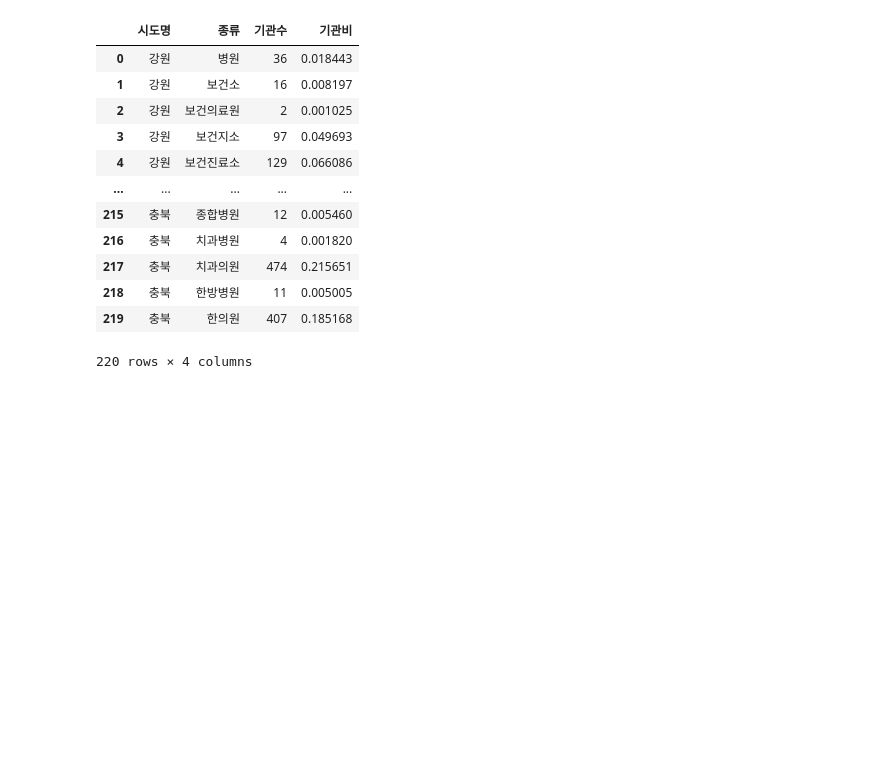
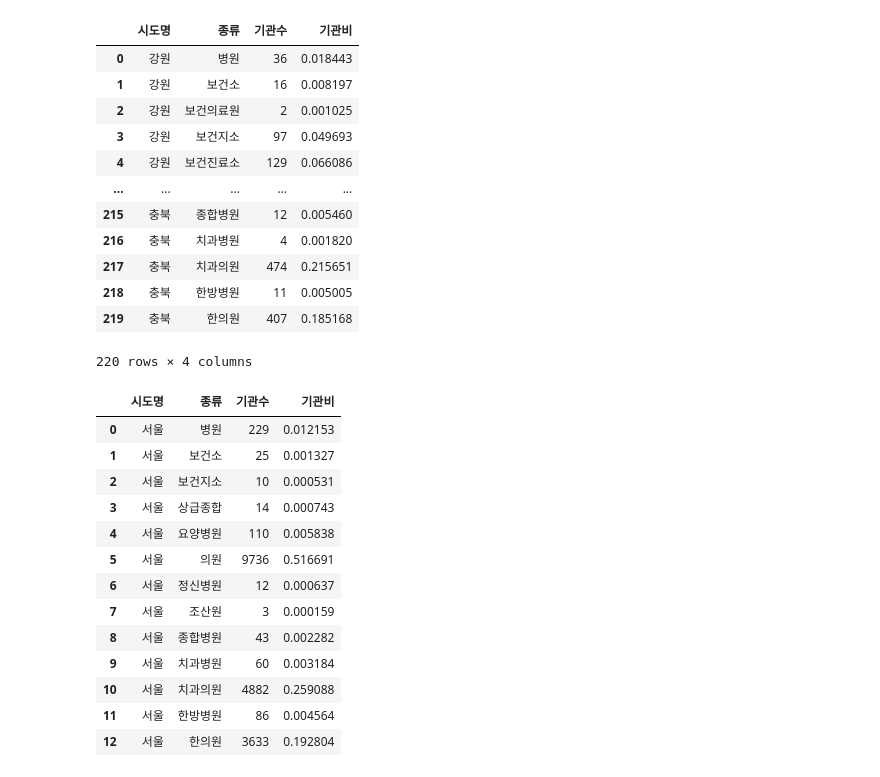
Before and after one commit to crpAsian/works, a Jupyter notebook: medi.ipynb, the cells around one changed output. Drawn from its saved outputs; the diff is of its cells as text; code cells hidden in the pictures; blank space fills up the shorter version.

```diff
--- a/medi.ipynb
+++ b/medi.ipynb
@@ -541,0 +514,21 @@ agg_geos
+# %%
+medi_sl_count['기관비'] = medi_sl_count['요양기관명'] / sl_total
+medi_sl_count['시도명'] = '서울'
+medi_sl_count.columns = ['종류', '기관수', '기관비', '시도명']
+medi_sl_count = medi_sl_count[['시도명', '종류', '기관수', '기관비']]
+medi_sl_count
+# %% [output]
+|  | 시도명 | 종류 | 기관수 | 기관비 |
+| 0 | 서울 | 병원 | 229 | 0.012153 |
+| 1 | 서울 | 보건소 | 25 | 0.001327 |
+| 2 | 서울 | 보건지소 | 10 | 0.000531 |
+| 3 | 서울 | 상급종합 | 14 | 0.000743 |
+| 4 | 서울 | 요양병원 | 110 | 0.005838 |
+| 5 | 서울 | 의원 | 9736 | 0.516691 |
+| 6 | 서울 | 정신병원 | 12 | 0.000637 |
+| 7 | 서울 | 조산원 | 3 | 0.000159 |
+| 8 | 서울 | 종합병원 | 43 | 0.002282 |
+| 9 | 서울 | 치과병원 | 60 | 0.003184 |
+| 10 | 서울 | 치과의원 | 4882 | 0.259088 |
+| 11 | 서울 | 한방병원 | 86 | 0.004564 |
+| 12 | 서울 | 한의원 | 3633 | 0.192804 |
```
Also changed, not shown: parts of 7 cells of this notebook, 6 other files.
